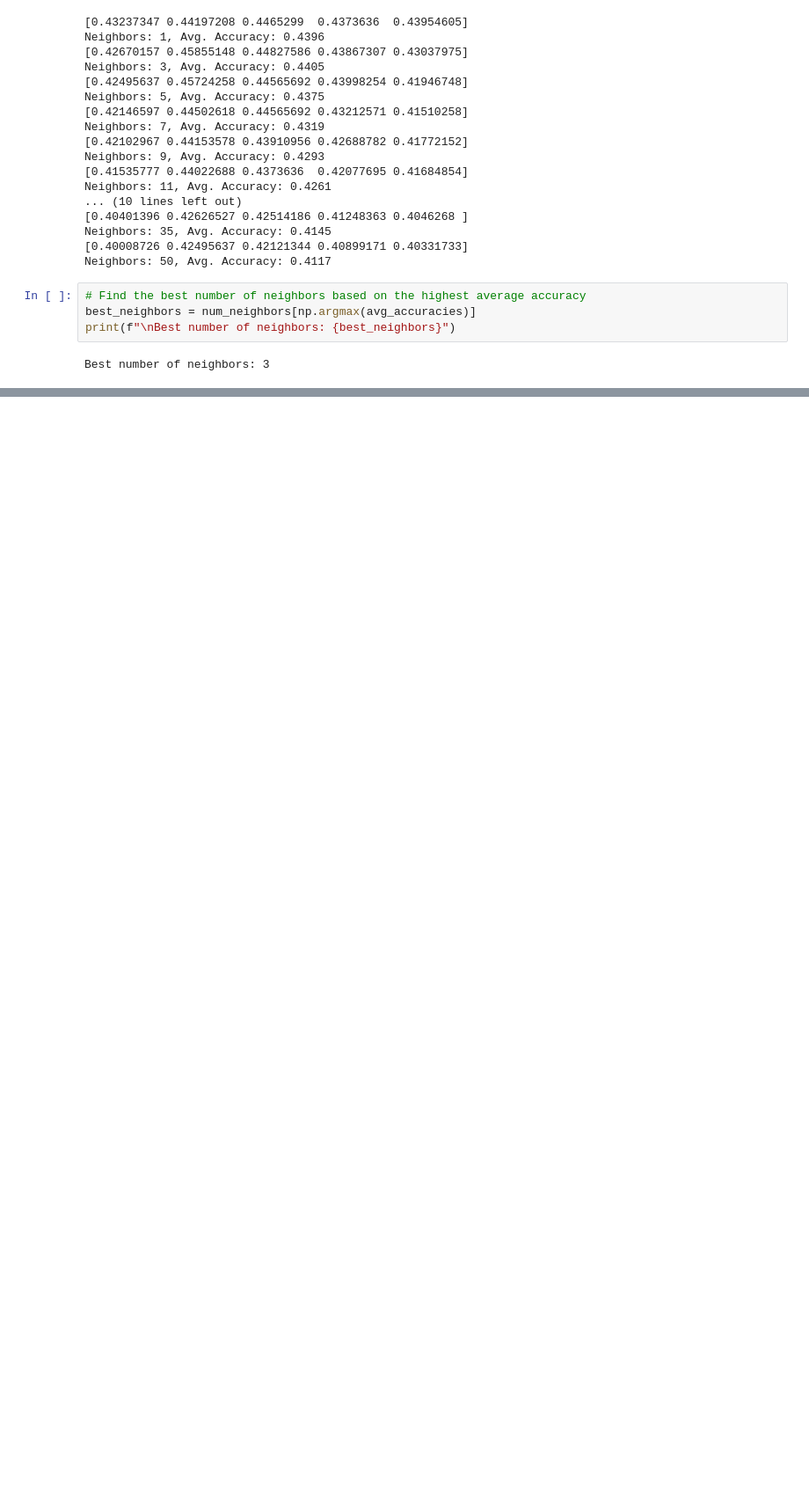
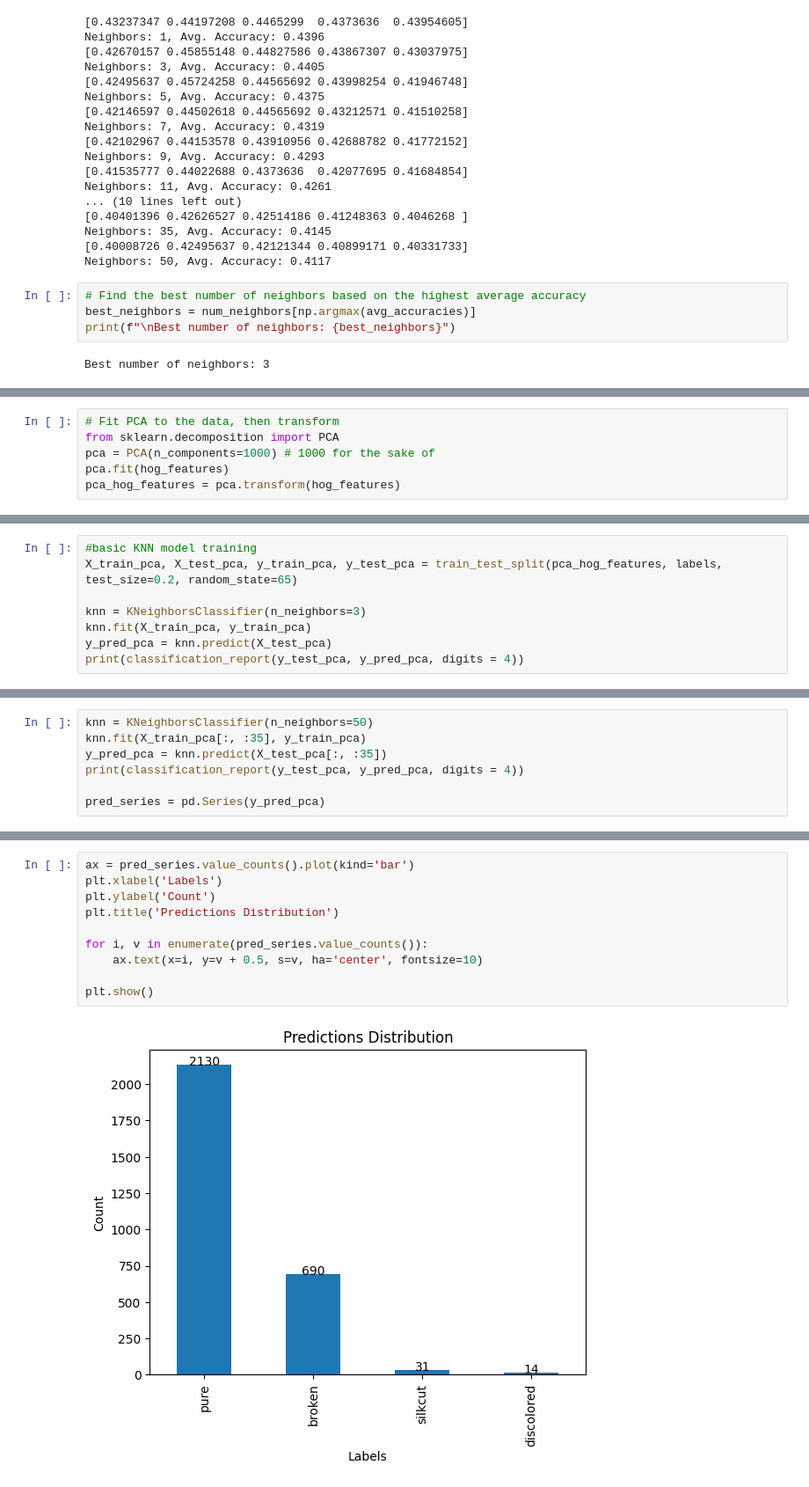
Before and after one commit to J-T-Nelson/Python_code, a Jupyter notebook: PrinciplesOfDS_Course/finalProject/KNN_HOG_2.ipynb, the cells around one changed output, grey strips where cells are left out. Shown at 88% size. Cells and saved outputs as stored; diff of their text form; blank space fills up the shorter version.

```diff
--- a/PrinciplesOfDS_Course/finalProject/KNN_HOG_2.ipynb
+++ b/PrinciplesOfDS_Course/finalProject/KNN_HOG_2.ipynb
@@ -239,0 +327,6 @@ Best number of neighbors: 3
+# %%
+# Fit PCA to the data, then transform
+from sklearn.decomposition import PCA
+pca = PCA(n_components=1000) # 1000 for the sake of
+pca.fit(hog_features)
+pca_hog_features = pca.transform(hog_features)
@@ -239,0 +346,8 @@ Best number of neighbors: 3
+# %%
+#basic KNN model training
+X_train_pca, X_test_pca, y_train_pca, y_test_pca = train_test_split(pca_hog_features, labels, test_size=0.2, random_state=65)
+
+knn = KNeighborsClassifier(n_neighbors=3)
+knn.fit(X_train_pca, y_train_pca)
+y_pred_pca = knn.predict(X_test_pca)
+print(classification_report(y_test_pca, y_pred_pca, digits = 4))
@@ -239,0 +423,7 @@ Best number of neighbors: 3
+# %%
+knn = KNeighborsClassifier(n_neighbors=50)
+knn.fit(X_train_pca[:, :35], y_train_pca)
+y_pred_pca = knn.predict(X_test_pca[:, :35])
+print(classification_report(y_test_pca, y_pred_pca, digits = 4))
+
+pred_series = pd.Series(y_pred_pca)
@@ -239,0 +441,12 @@ Best number of neighbors: 3
+# %%
+ax = pred_series.value_counts().plot(kind='bar')
+plt.xlabel('Labels')
+plt.ylabel('Count')
+plt.title('Predictions Distribution')
+
+for i, v in enumerate(pred_series.value_counts()):
+    ax.text(x=i, y=v + 0.5, s=v, ha='center', fontsize=10)
+
+plt.show()
+# %% [output]
+[figure, added]
```
Also changed, not shown: parts of 27 cells of this notebook, 2 other files.
